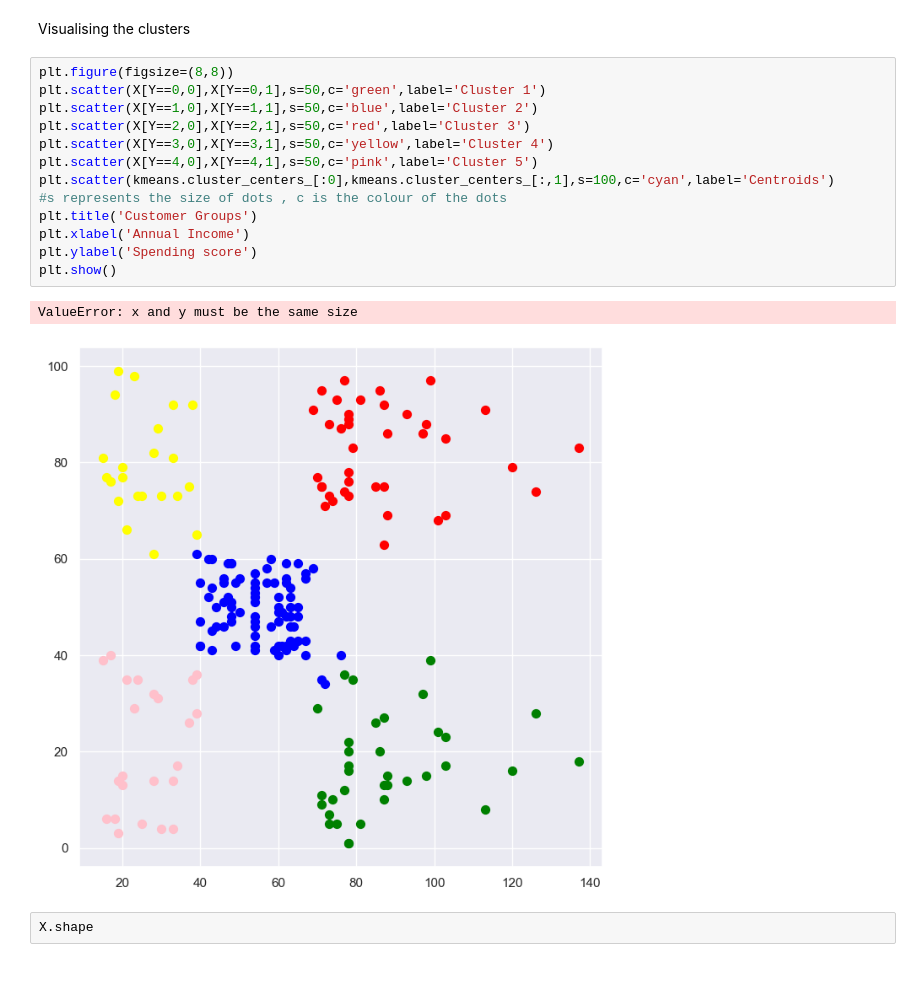
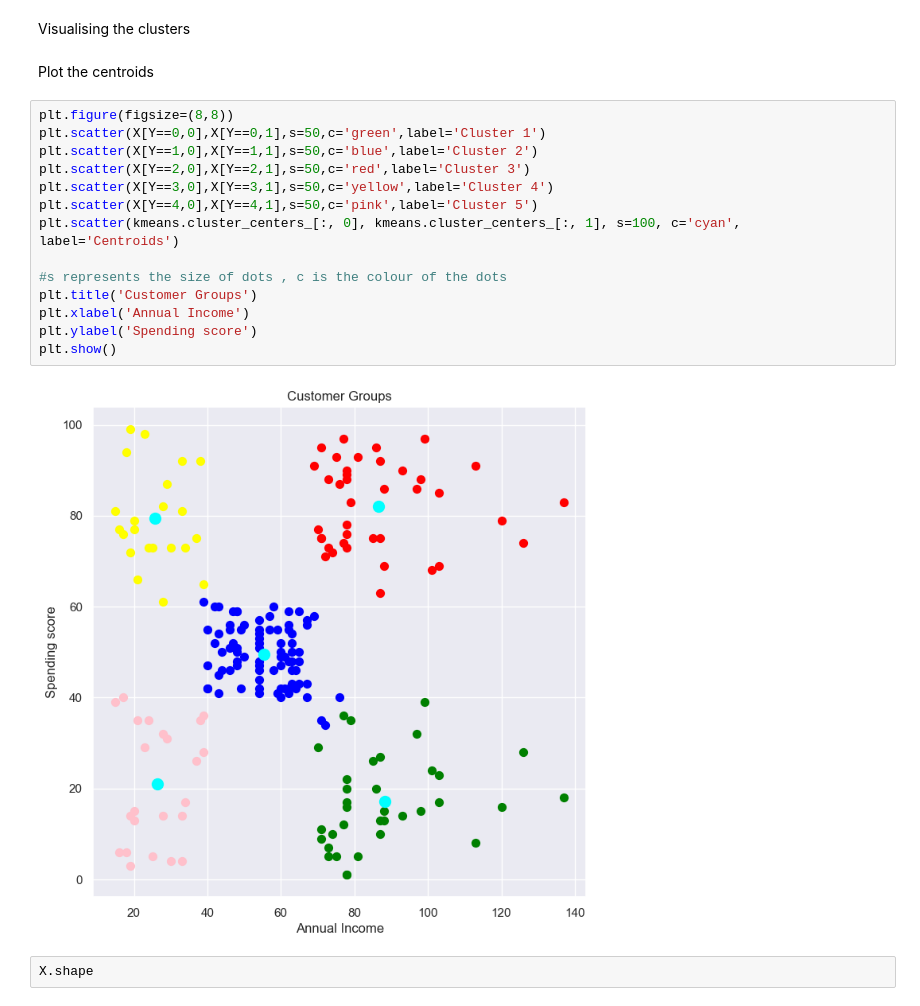
Before and after one commit to Arathikg/CustomerSegmentation, a Jupyter notebook: CustomerSegmentation_Kmeans.ipynb, the cells around one changed output. Cells and saved outputs as stored; diff of their text form; blank space fills up the shorter version.

```diff
--- a/CustomerSegmentation_Kmeans.ipynb
+++ b/CustomerSegmentation_Kmeans.ipynb
@@ -136,22 +136,24 @@ Y.shape
 (200,)
 # %% [markdown]
 Visualising the clusters
+# %% [markdown]
+Plot the centroids
 # %%
 plt.figure(figsize=(8,8))
 plt.scatter(X[Y==0,0],X[Y==0,1],s=50,c='green',label='Cluster 1')
 plt.scatter(X[Y==1,0],X[Y==1,1],s=50,c='blue',label='Cluster 2')
 plt.scatter(X[Y==2,0],X[Y==2,1],s=50,c='red',label='Cluster 3')
 plt.scatter(X[Y==3,0],X[Y==3,1],s=50,c='yellow',label='Cluster 4')
 plt.scatter(X[Y==4,0],X[Y==4,1],s=50,c='pink',label='Cluster 5')
-plt.scatter(kmeans.cluster_centers_[:0],kmeans.cluster_centers_[:,1],s=100,c='cyan',label='Centroids')
+plt.scatter(kmeans.cluster_centers_[:, 0], kmeans.cluster_centers_[:, 1], s=100, c='cyan', label='Centroids')
+
 #s represents the size of dots , c is the colour of the dots
 plt.title('Customer Groups')
 plt.xlabel('Annual Income')
 plt.ylabel('Spending score')
 plt.show()
 # %% [output]
-ValueError: x and y must be the same size
-[figure, old version]
+[figure, new version]
 # %%
 X.shape
 # %% [output]
```
Also changed, not shown: parts of 2 cells of this notebook.
